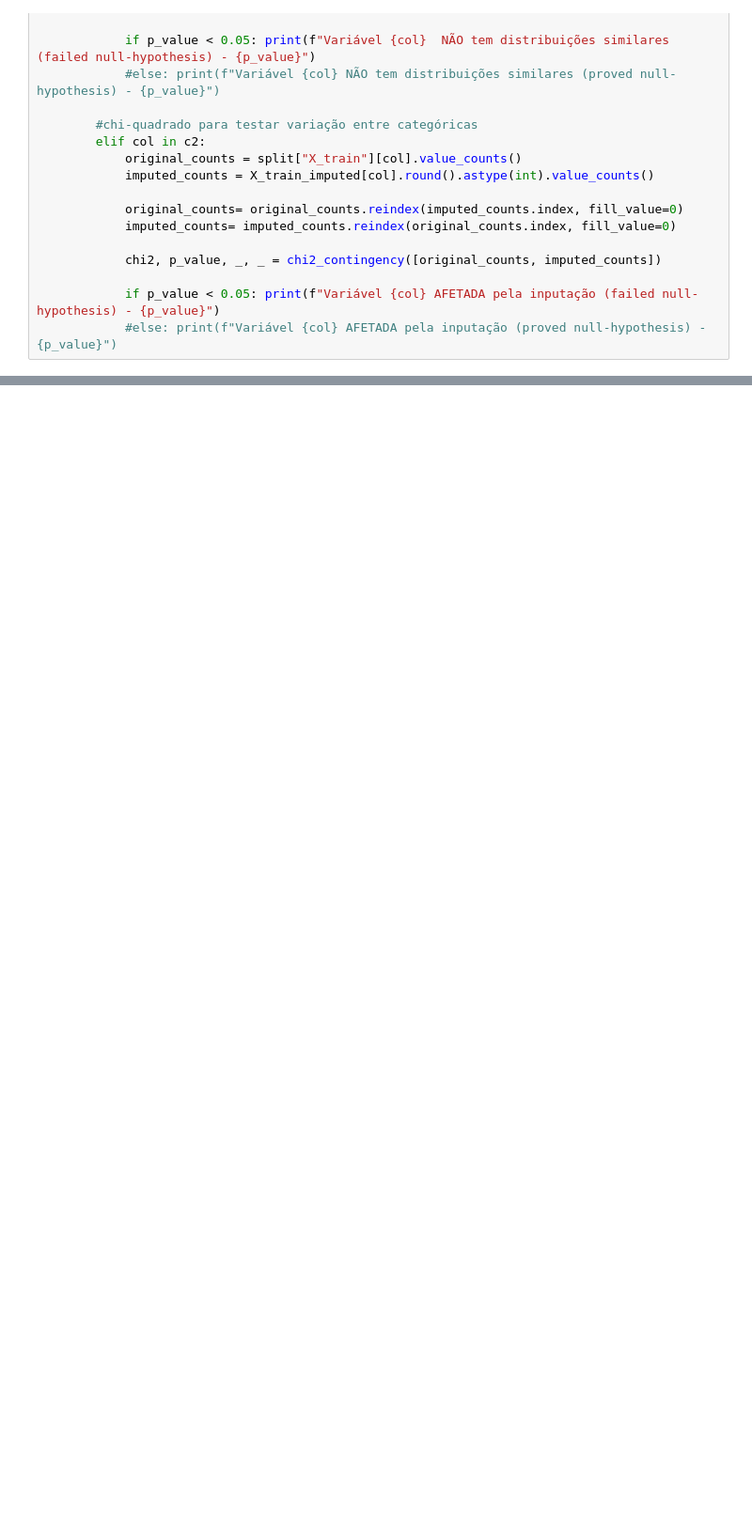
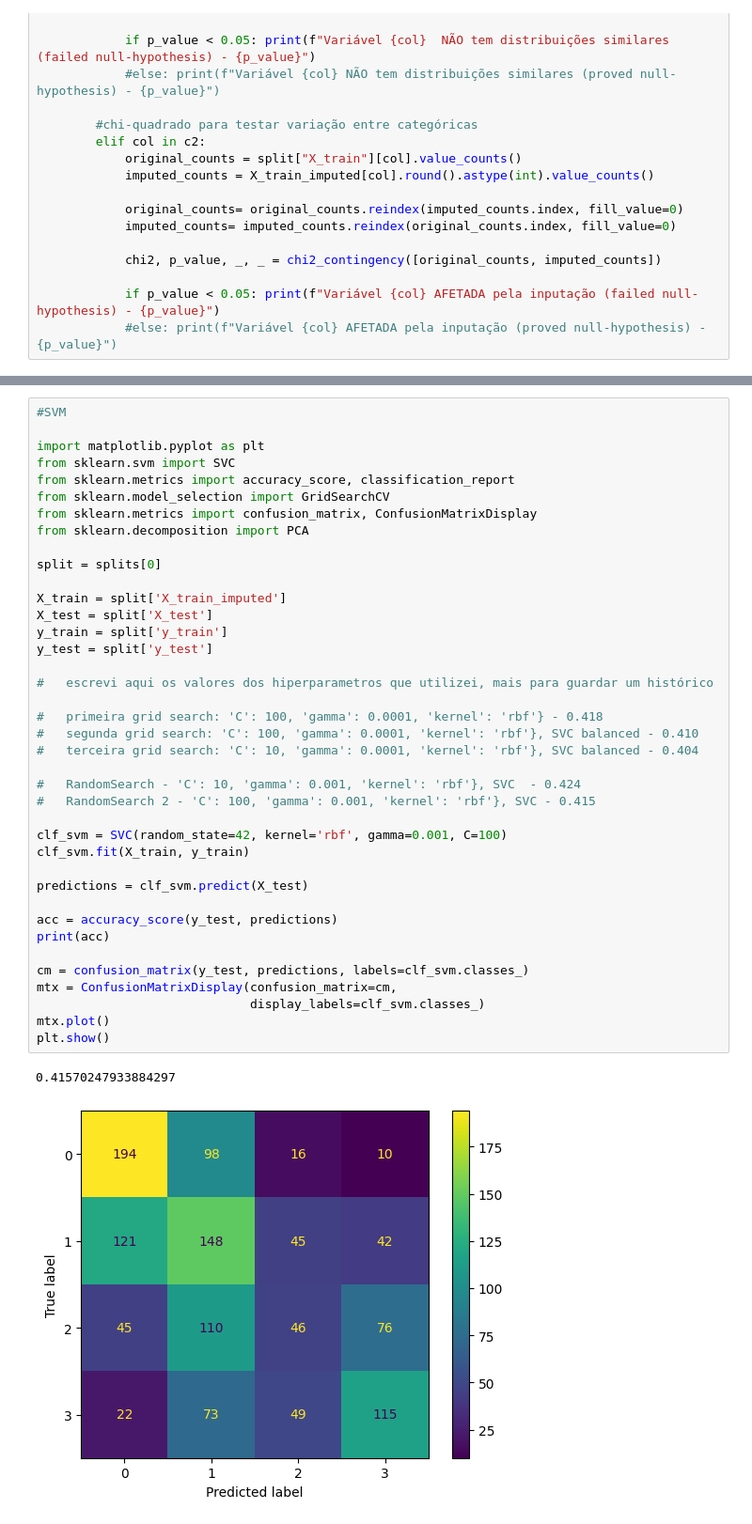
Before and after one commit to jvchama/trabalhos_LASOS, a Jupyter notebook: SA_model.ipynb, the cells around one changed output, grey strips where cells are left out. Shown: that part at 94% size. Cells and saved outputs as stored; diff of their text form; blank space fills up the shorter version.

```diff
--- a/SA_model.ipynb
+++ b/SA_model.ipynb
@@ -265,0 +365,42 @@ Nesse output, tem um erro que não sei explicar o que é exatamente; pesquisei e
+# %%
+#SVM
+
+import matplotlib.pyplot as plt
+from sklearn.svm import SVC
+from sklearn.metrics import accuracy_score, classification_report
+from sklearn.model_selection import GridSearchCV
+from sklearn.metrics import confusion_matrix, ConfusionMatrixDisplay
+from sklearn.decomposition import PCA
+
+split = splits[0]
+
+X_train = split['X_train_imputed']
+X_test = split['X_test']
+y_train = split['y_train']
+y_test = split['y_test']
+
+#   escrevi aqui os valores dos hiperparametros que utilizei, mais para guardar um histórico
+
+#   primeira grid search: 'C': 100, 'gamma': 0.0001, 'kernel': 'rbf'} - 0.418
+#   segunda grid search: 'C': 100, 'gamma': 0.0001, 'kernel': 'rbf'}, SVC balanced - 0.410
+#   terceira grid search: 'C': 10, 'gamma': 0.0001, 'kernel': 'rbf'}, SVC balanced - 0.404
+
+#   RandomSearch - 'C': 10, 'gamma': 0.001, 'kernel': 'rbf'}, SVC  - 0.424
+#   RandomSearch 2 - 'C': 100, 'gamma': 0.001, 'kernel': 'rbf'}, SVC - 0.415
+
+clf_svm = SVC(random_state=42, kernel='rbf', gamma=0.001, C=100)
+clf_svm.fit(X_train, y_train)
+
+predictions = clf_svm.predict(X_test)
+
+acc = accuracy_score(y_test, predictions)
+print(acc)
+
+cm = confusion_matrix(y_test, predictions, labels=clf_svm.classes_)
+mtx = ConfusionMatrixDisplay(confusion_matrix=cm,
+                             display_labels=clf_svm.classes_)
+mtx.plot()
+plt.show()
+# %% [output]
+0.41570247933884297
+[figure, added]
```
Also changed, not shown: parts of 13 cells of this notebook.
